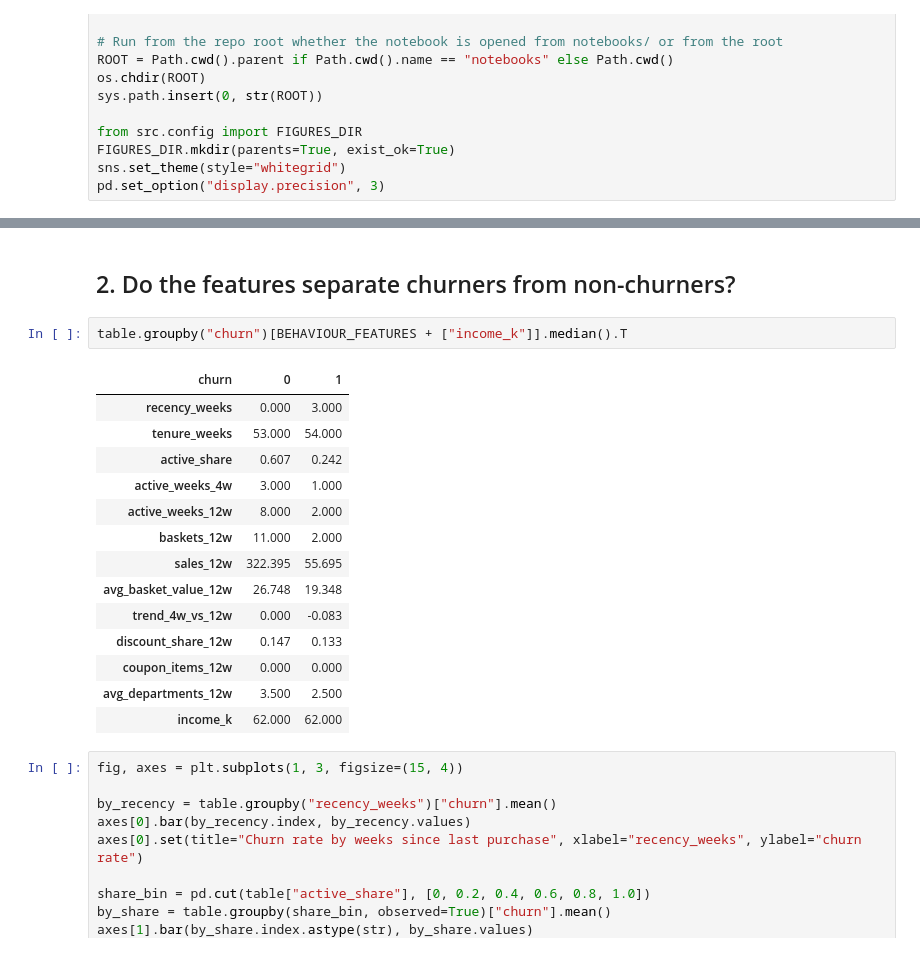
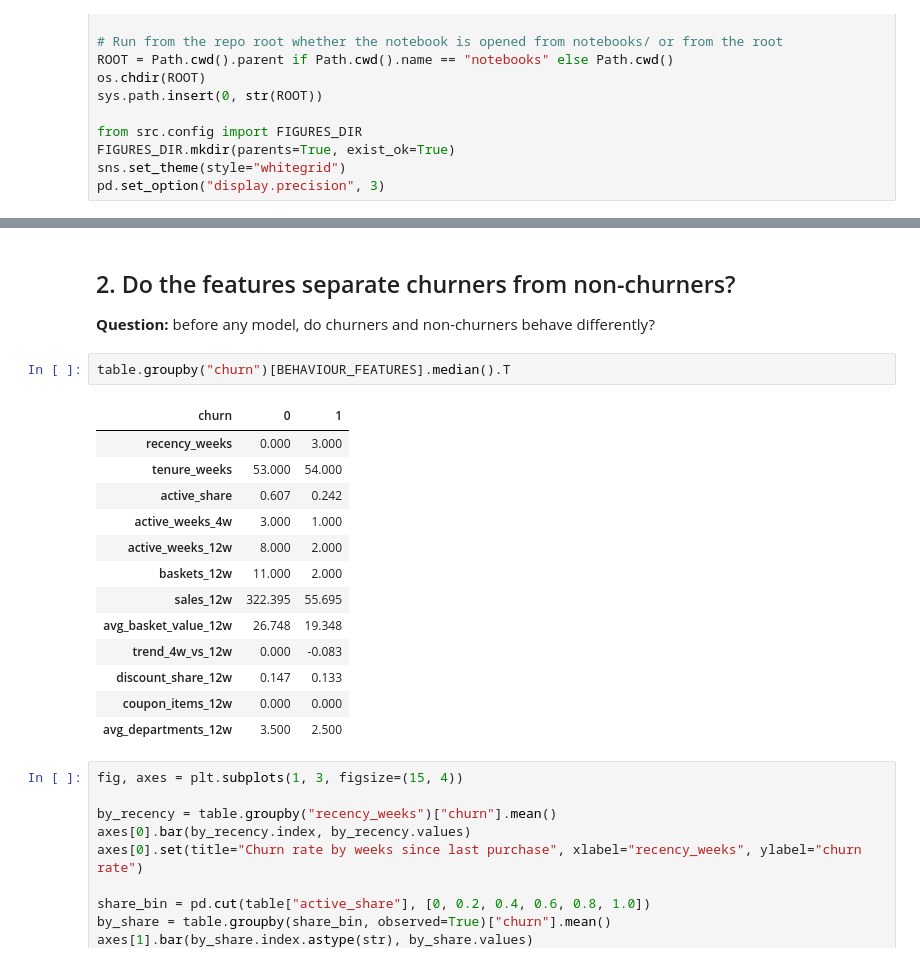
Before and after one commit to NamAnh-dev/Dunnhumby-retention-campaign, a Jupyter notebook: notebooks/02_modeling.ipynb, the cells around one changed output, grey strips where cells are left out. Drawn from its saved outputs; the diff is of its cells as text.

```diff
--- a/notebooks/02_modeling.ipynb
+++ b/notebooks/02_modeling.ipynb
@@ -75,22 +76,23 @@ snapshots **before** it, and the test week (94) is used only once, at the very e
 # %% [markdown]
 ## 2. Do the features separate churners from non-churners?
+
+**Question:** before any model, do churners and non-churners behave differently?
 # %%
-table.groupby("churn")[BEHAVIOUR_FEATURES + ["income_k"]].median().T
+table.groupby("churn")[BEHAVIOUR_FEATURES].median().T
 # %% [output]
 | churn | 0 | 1 |
 | recency_weeks | 0.000 | 3.000 |
 | tenure_weeks | 53.000 | 54.000 |
 | active_share | 0.607 | 0.242 |
 | active_weeks_4w | 3.000 | 1.000 |
 | active_weeks_12w | 8.000 | 2.000 |
 | baskets_12w | 11.000 | 2.000 |
 | sales_12w | 322.395 | 55.695 |
 | avg_basket_value_12w | 26.748 | 19.348 |
 | trend_4w_vs_12w | 0.000 | -0.083 |
 | discount_share_12w | 0.147 | 0.133 |
 | coupon_items_12w | 0.000 | 0.000 |
 | avg_departments_12w | 3.500 | 2.500 |
-| income_k | 62.000 | 62.000 |
 # %%
 fig, axes = plt.subplots(1, 3, figsize=(15, 4))
 
```
Also changed, not shown: parts of 45 cells of this notebook, 5 other files.
